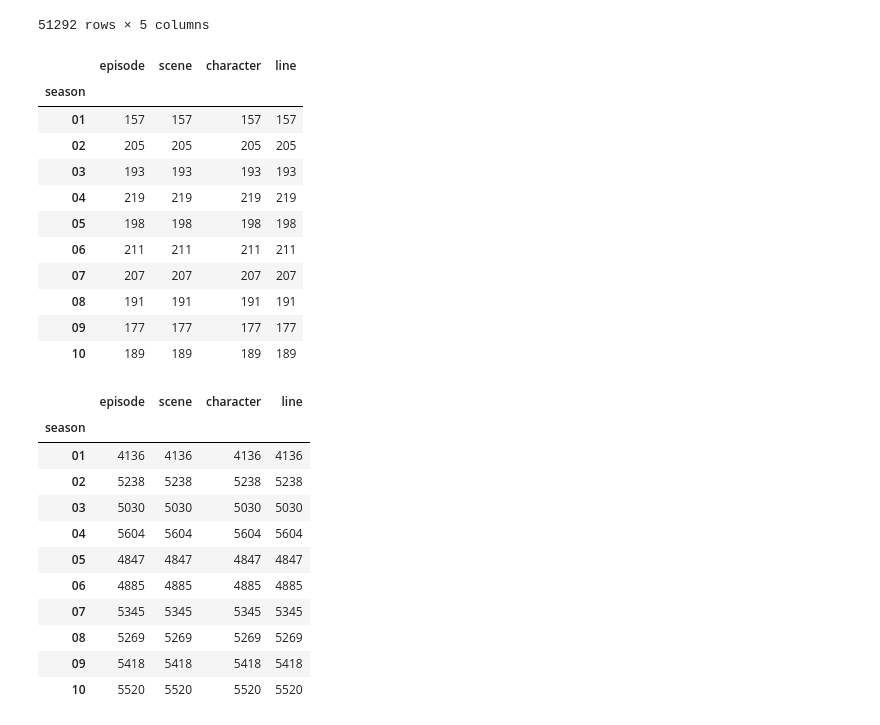
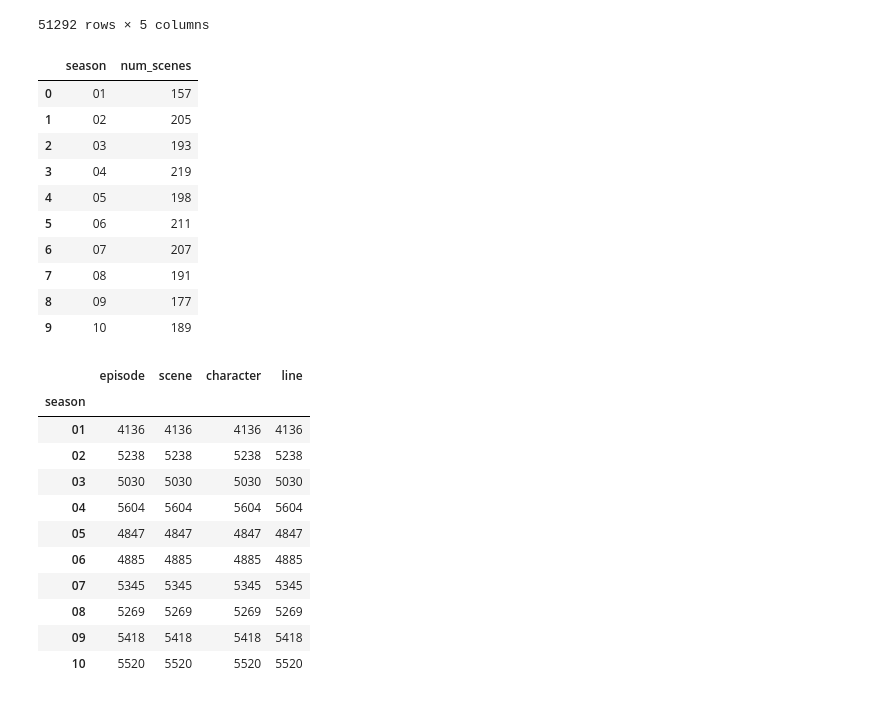
Before and after one commit to claireFriedrich/ada, a Jupyter notebook: Exercises/09 - Handing text/Handling_text_exercise_2.ipynb, the cells around one changed output. Saved outputs shown, nothing was run; the diff lists cells and outputs as text; code cells hidden in the pictures.

```diff
--- a/Exercises/09 - Handing text/Handling_text_exercise_2.ipynb
+++ b/Exercises/09 - Handing text/Handling_text_exercise_2.ipynb
@@ -67,28 +67,21 @@ data
 | 51290 | 10 | 24 – The Long Distance Dissonance | Sheldon’s office | Sheldon | Well, that would raise a number o... |
 | 51291 | 10 | 24 – The Long Distance Dissonance | Princeton | Sheldon | (Knock, knock, knock) Amy. (Knock... |
 51292 rows × 5 columns
-# %%
-# first we need to rearrange the dataframe so that we have one single row per scene
-# NB: previously we had one row per character, so all scenes were duplicated n times where n is the numnber of characters that speak in the scene
-all_scenes = data.groupby(["season", "episode", "scene"]).count().reset_index()
-
-# now we can count the number of scenes that are in each season
-# to do this we can simply count the number of rows that are aggregated with each season number
-q1 = all_scenes.groupby(["season"]).count()
-q1
-# %% [output]
-|  | episode | scene | character | line |
-| season |  |  |  |  |
-| 01 | 157 | 157 | 157 | 157 |
-| 02 | 205 | 205 | 205 | 205 |
-| 03 | 193 | 193 | 193 | 193 |
-| 04 | 219 | 219 | 219 | 219 |
-| 05 | 198 | 198 | 198 | 198 |
-| 06 | 211 | 211 | 211 | 211 |
-| 07 | 207 | 207 | 207 | 207 |
-| 08 | 191 | 191 | 191 | 191 |
-| 09 | 177 | 177 | 177 | 177 |
-| 10 | 189 | 189 | 189 | 189 |
+# %%
+Q1 = data.groupby(["season", "episode", "scene"]).size().reset_index(name="num_lines").groupby("season").size().reset_index(name="num_scenes")
+Q1
+# %% [output]
+|  | season | num_scenes |
+| 0 | 01 | 157 |
+| 1 | 02 | 205 |
+| 2 | 03 | 193 |
+| 3 | 04 | 219 |
+| 4 | 05 | 198 |
+| 5 | 06 | 211 |
+| 6 | 07 | 207 |
+| 7 | 08 | 191 |
+| 8 | 09 | 177 |
+| 9 | 10 | 189 |
 # %%
 # this is wrong because it counts the number of lines that have been said in each season!
 data.groupby(["season"]).count()
```
Also changed, not shown: parts of 19 cells of this notebook, 5 other files.
